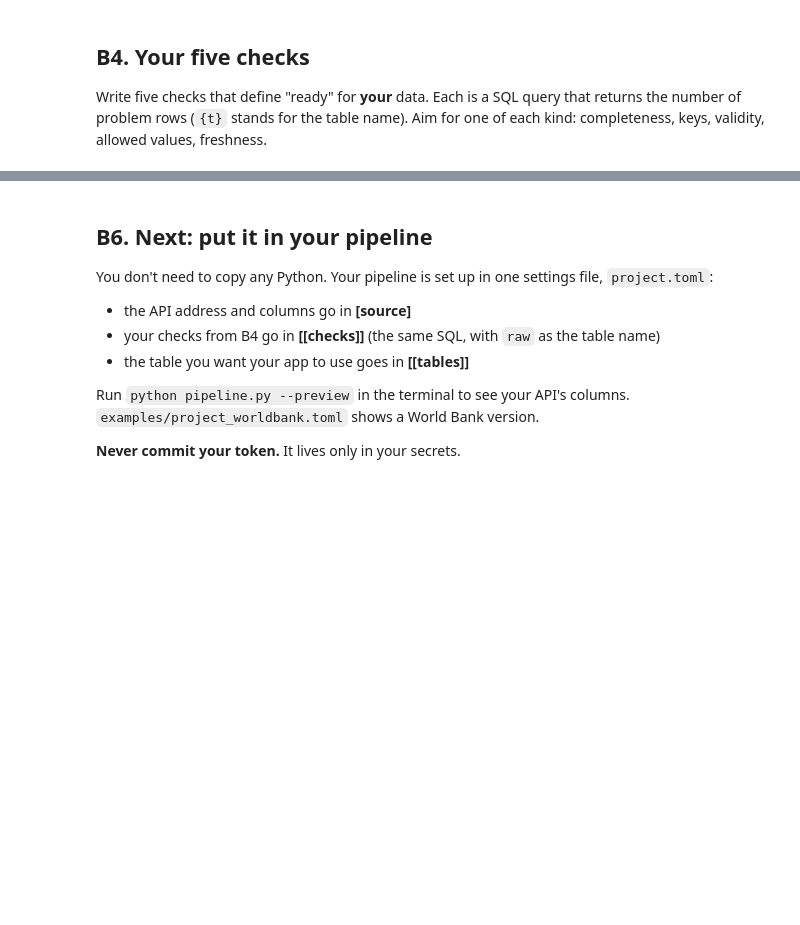
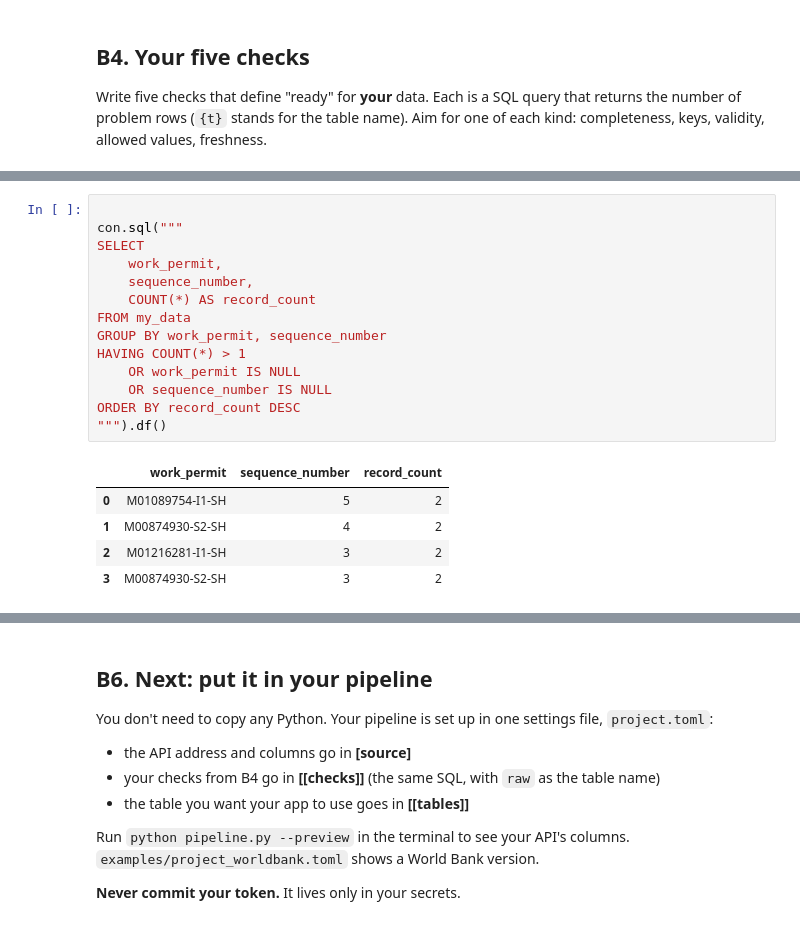
Before and after one commit to Sisiissisi/data-infra-class1, a Jupyter notebook: notebooks/lab3_live_data.ipynb, the cells around one changed output, grey strips where cells are left out. Cells and saved outputs as stored; diff of their text form; blank space fills up the shorter version.

```diff
--- a/notebooks/lab3_live_data.ipynb
+++ b/notebooks/lab3_live_data.ipynb
@@ -385,0 +559,20 @@ run_checks(con, "my_data", MY_CHECKS)
+# %%
+
+con.sql("""
+SELECT
+    work_permit,
+    sequence_number,
+    COUNT(*) AS record_count
+FROM my_data
+GROUP BY work_permit, sequence_number
+HAVING COUNT(*) > 1
+    OR work_permit IS NULL
+    OR sequence_number IS NULL
+ORDER BY record_count DESC
+""").df()
+# %% [output]
+|  | work_permit | sequence_number | record_count |
+| 0 | M01089754-I1-SH | 5 | 2 |
+| 1 | M00874930-S2-SH | 4 | 2 |
+| 2 | M01216281-I1-SH | 3 | 2 |
+| 3 | M00874930-S2-SH | 3 | 2 |
```
Also changed, not shown: parts of 19 cells of this notebook.
